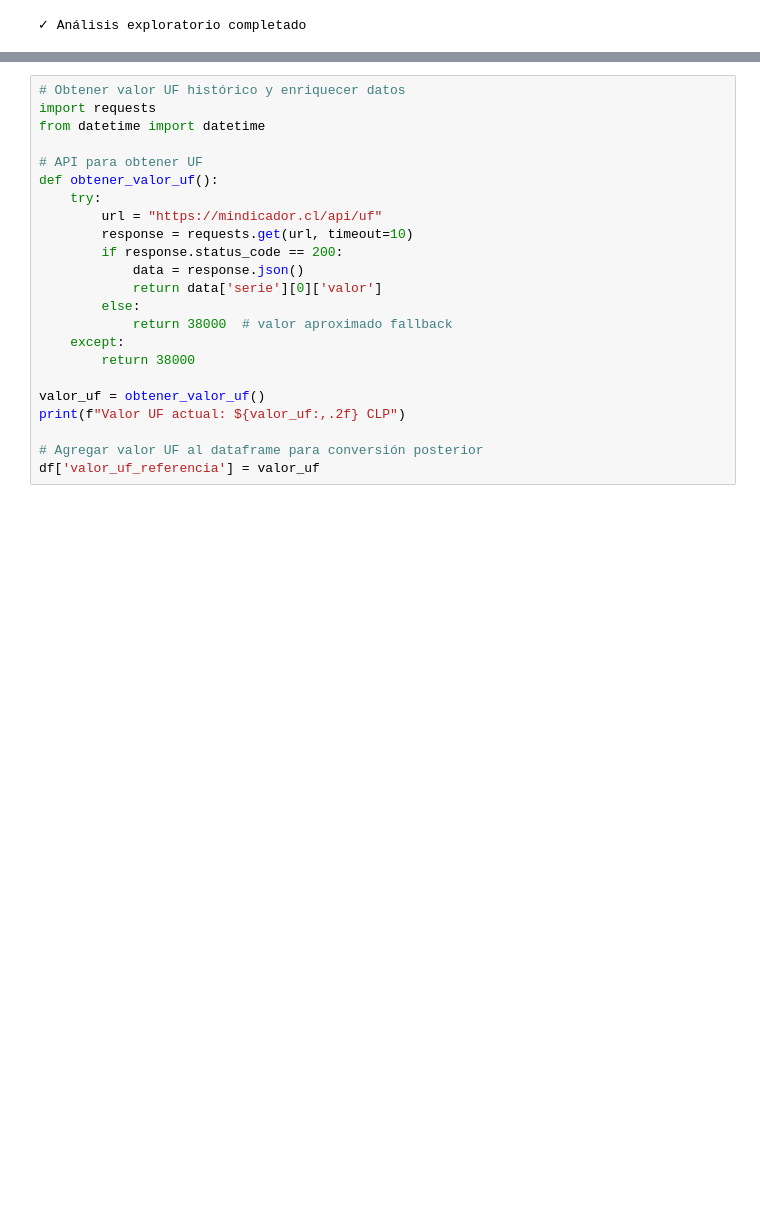
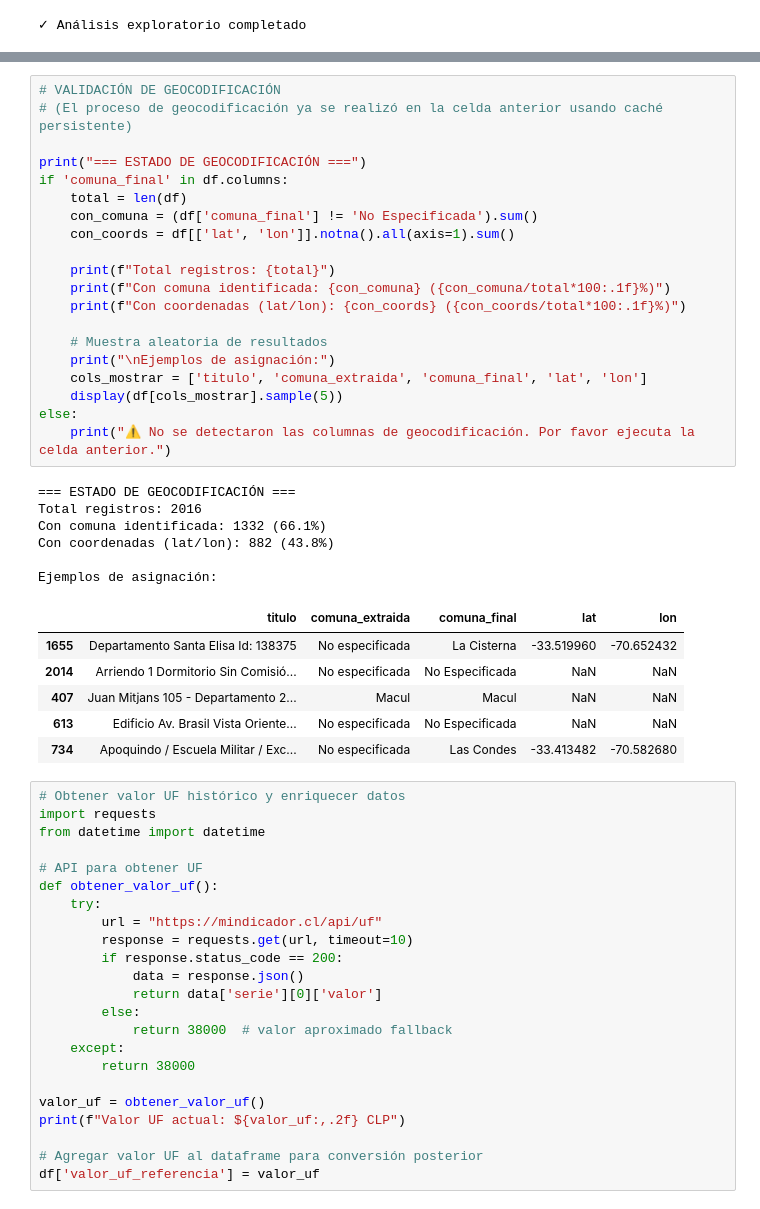
Before and after one commit to alexisnasus/data-science, a Jupyter notebook: Proyecto_Data_Science.ipynb, the cells around one changed output, grey strips where cells are left out. Drawn from its saved outputs; the diff is of its cells as text; blank space fills up the shorter version.

Commit message:
avance mapeo comunas en registro, cache de registros added

```diff
--- a/Proyecto_Data_Science.ipynb
+++ b/Proyecto_Data_Science.ipynb
@@ -415,3 +704,36 @@ Esto tomará aprox. 1-2 minutos...
+# %%
+# VALIDACIÓN DE GEOCODIFICACIÓN
+# (El proceso de geocodificación ya se realizó en la celda anterior usando caché persistente)
+
+print("=== ESTADO DE GEOCODIFICACIÓN ===")
+if 'comuna_final' in df.columns:
+    total = len(df)
+    con_comuna = (df['comuna_final'] != 'No Especificada').sum()
+    con_coords = df[['lat', 'lon']].notna().all(axis=1).sum()
+
+    print(f"Total registros: {total}")
+    print(f"Con comuna identificada: {con_comuna} ({con_comuna/total*100:.1f}%)")
+    print(f"Con coordenadas (lat/lon): {con_coords} ({con_coords/total*100:.1f}%)")
+
+    # Muestra aleatoria de resultados
+    print("\nEjemplos de asignación:")
+    cols_mostrar = ['titulo', 'comuna_extraida', 'comuna_final', 'lat', 'lon']
+    display(df[cols_mostrar].sample(5))
+else:
+    print("⚠️ No se detectaron las columnas de geocodificación. Por favor ejecuta la celda anterior.")
+# %% [output]
+=== ESTADO DE GEOCODIFICACIÓN ===
+Total registros: 2016
+Con comuna identificada: 1332 (66.1%)
+Con coordenadas (lat/lon): 882 (43.8%)
+
+Ejemplos de asignación:
+|  | titulo | comuna_extraida | comuna_final | lat | lon |
+| 1655 | Departamento Santa Elisa Id: 138375 | No especificada | La Cisterna | -33.519960 | -70.652432 |
+| 2014 | Arriendo 1 Dormitorio Sin Comisió... | No especificada | No Especificada | NaN | NaN |
+| 407 | Juan Mitjans 105 - Departamento 2... | Macul | Macul | NaN | NaN |
+| 613 | Edificio Av. Brasil Vista Oriente... | No especificada | No Especificada | NaN | NaN |
+| 734 | Apoquindo / Escuela Militar / Exc... | No especificada | Las Condes | -33.413482 | -70.582680 |
 # %%
 # Obtener valor UF histórico y enriquecer datos
 import requests
```
Also changed, not shown: parts of 5 cells of this notebook, 1 other file.
